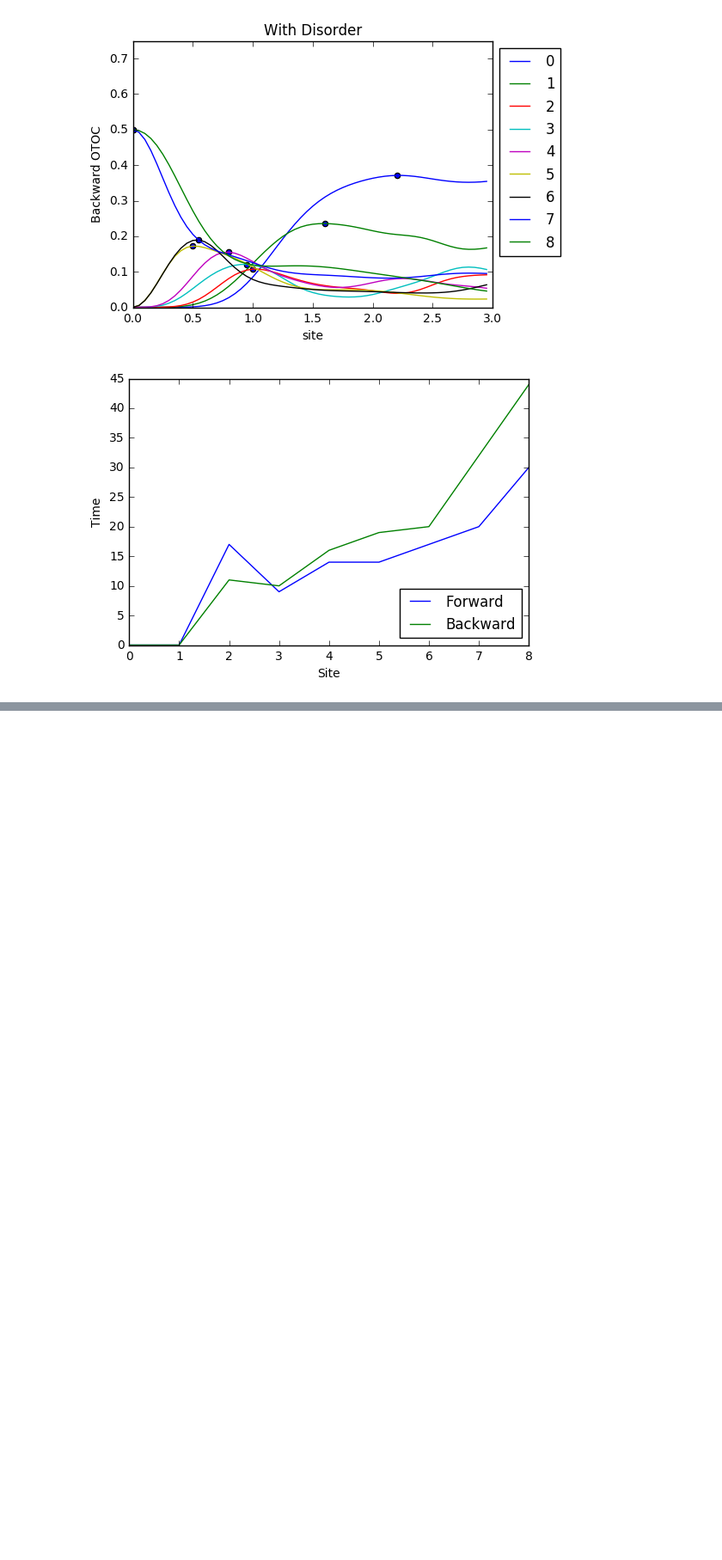
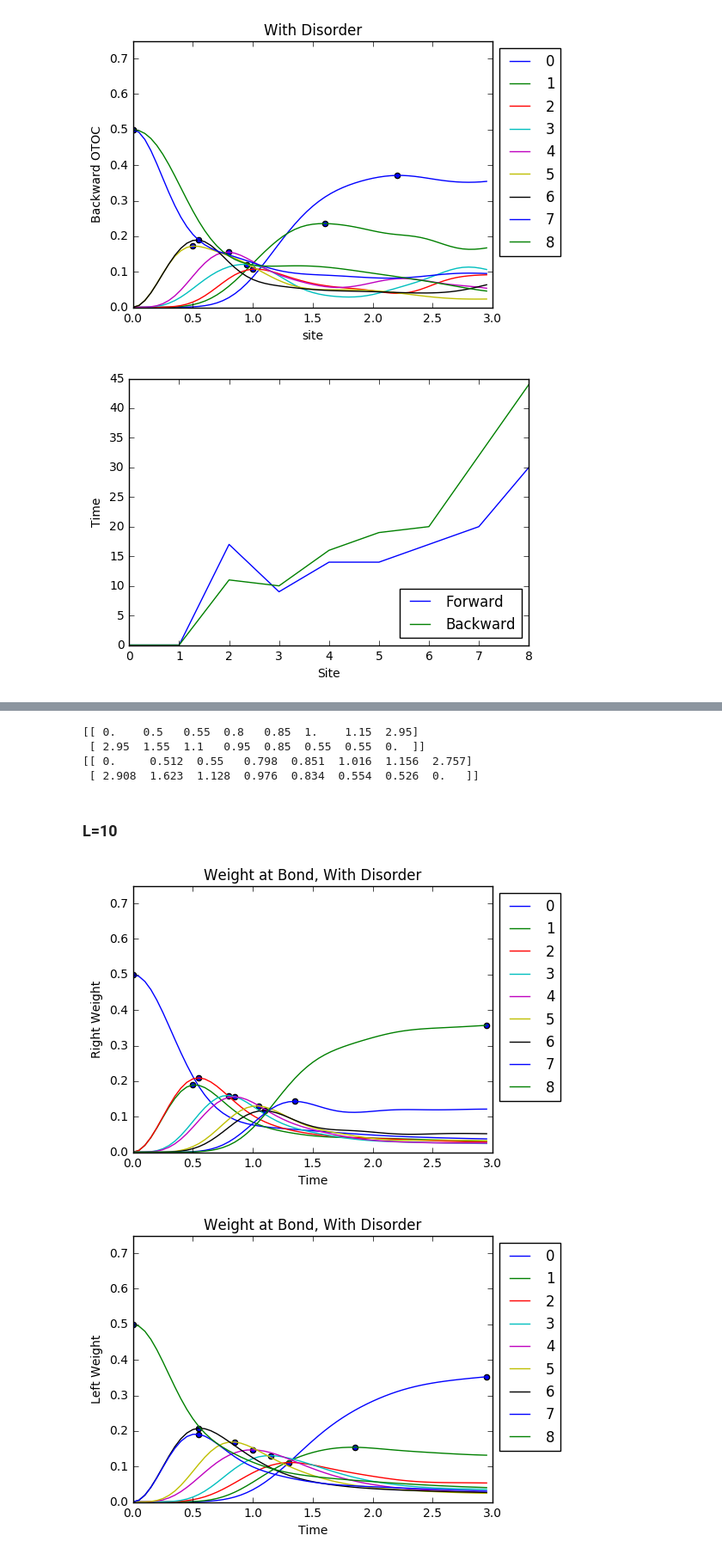
Before and after one commit to cnstahl/Asymmetric, a Jupyter notebook: python/Hamiltonian/Peaks.ipynb, the cells around one changed output, grey strips where cells are left out. Shown at 86% size. Cells and saved outputs as stored; diff of their text form; code cells hidden in the pictures; blank space fills up the shorter version.

```diff
--- a/python/Hamiltonian/Peaks.ipynb
+++ b/python/Hamiltonian/Peaks.ipynb
@@ -312,0 +353,27 @@ for fname in fnames:
+# %%
+print(peaks/n)
+print(qm.chop(avg_peaks/n))
+# %% [output]
+[[ 0.    0.5   0.55  0.8   0.85  1.    1.15  2.95]
+ [ 2.95  1.55  1.1   0.95  0.85  0.55  0.55  0.  ]]
+[[ 0.     0.512  0.55   0.798  0.851  1.016  1.156  2.757]
+ [ 2.908  1.623  1.128  0.976  0.834  0.554  0.526  0.   ]]
+# %% [markdown]
+### L=10
+# %%
+L = 10
+end = 3
+n = 20
+
+here = True
+pauli = True
+Azero = True
+Aplus = False
+Amult = False
+field_strength = 1
+dot_strength = 0
+
+prefix = "data/weights_L"+str(L)+"end"+str(end)+"n"+str(n)+"_"+str(int(here))+ \
+         str(int(pauli))+"_"+str(int(Azero))+str(int(Aplus))+str(int(Amult))+ \
+         "_f"+str(field_strength)+"d"+str(dot_strength)+"#"
+fnames = glob.glob(prefix + "*.npy")
@@ -312,0 +404,49 @@ for fname in fnames:
+# %%
+avg_weight, std_weight = qm.mean_and_std(weights)
+
+stop = n*end
+peaks = np.zeros((2,L-1))
+ax = plt.subplot(111)
+for i in range(L-1):
+    data = avg_weight[0,i]
+    for jdx, val in enumerate(data):
+        if (val > data[jdx+1]): peaks[0,i] = jdx; break
+        if (jdx == 58): peaks[0,i] = 59; break
+    peaks[0,0] = 0
+    if (i%1==0):
+        ax.plot(np.arange(stop)/n,data[:stop], label = str(i))
+        ax.scatter(peaks[0,i]/n, data[(int)(peaks[0,i])])
+box = ax.get_position()
+ax.set_position([box.x0, box.y0, box.width * 0.9, box.height])
+ax.legend(bbox_to_anchor=(1, 1), loc=2)
+plt.ylim(0,.75)
+plt.xlim(0,3)
+plt.ylabel('Right Weight')
+plt.xlabel('Time')
+plt.title('Weight at Bond, With Disorder')
+# plt.savefig('figures/avgRweight.pdf')
+plt.show()
+
+ax = plt.subplot(111)
+for i in range(L-1):
+    data = avg_weight[1,i]
+    for jdx, val in enumerate(data):
+        if (val > data[jdx+1]): peaks[1,i] = jdx; break
+        if (jdx == 58): peaks[1,i] = 59; break
+    peaks[1,L-2]=0
+    if (i%1==0):
+        ax.plot(np.arange(stop)/n,data[:stop], label = str(i))
+        ax.scatter(peaks[1,i]/n, data[(int)(peaks[1,i])])
+box = ax.get_position()
+ax.set_position([box.x0, box.y0, box.width * 0.9, box.height])
+ax.legend(bbox_to_anchor=(1, 1), loc=2)
+plt.ylim(0,.75)
+plt.xlim(0,3)
+plt.ylabel('Left Weight')
+plt.xlabel('Time')
+plt.title('Weight at Bond, With Disorder')
+# plt.savefig('figures/plusOTOCwDisorder_back.pdf')
+plt.show()
+# %% [output]
+[figure, added]
+[figure, added]
```
Also changed, not shown: parts of 25 cells of this notebook, 38 other files.
